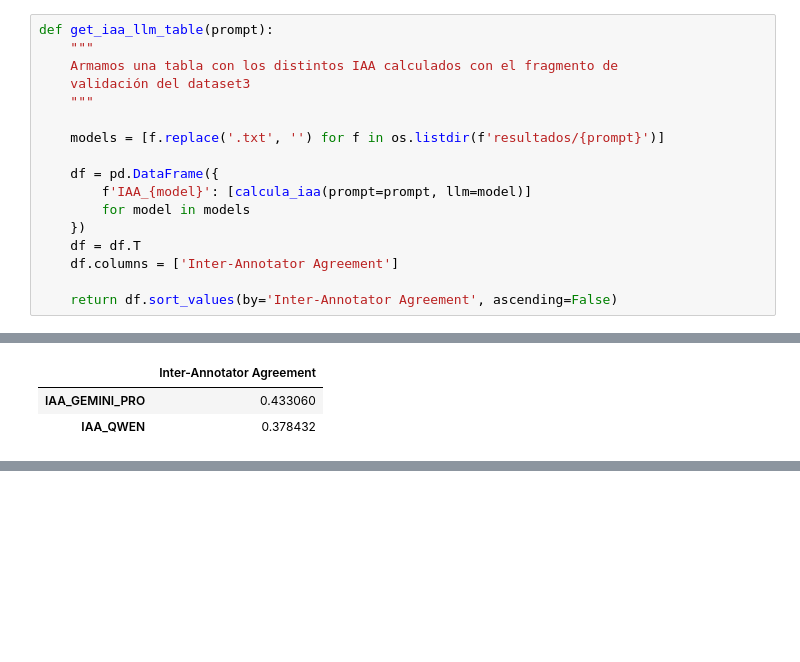
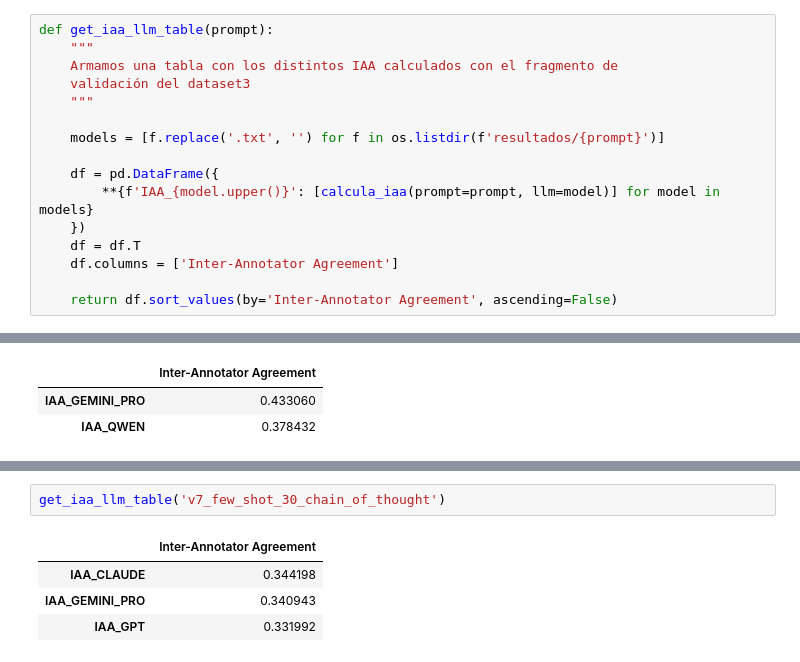
Before and after one commit to carriedoeliseo/temas_nlp_tp, a Jupyter notebook: Prompting.ipynb, the cells around one changed output, grey strips where cells are left out. Cells and saved outputs as stored; diff of their text form; blank space fills up the shorter version.

Commit message:
mas prompts :bug:

```diff
--- a/Prompting.ipynb
+++ b/Prompting.ipynb
@@ -70,8 +71,7 @@ def get_iaa_llm_table(prompt):
     models = [f.replace('.txt', '') for f in os.listdir(f'resultados/{prompt}')]
 
     df = pd.DataFrame({
-        f'IAA_{model}': [calcula_iaa(prompt=prompt, llm=model)]
-        for model in models
+        **{f'IAA_{model.upper()}': [calcula_iaa(prompt=prompt, llm=model)] for model in models}
     })
     df = df.T
     df.columns = ['Inter-Annotator Agreement']
@@ -228,0 +239,7 @@ get_iaa_llm_table('v5_few_shot_all_train_data')
+# %%
+get_iaa_llm_table('v7_few_shot_30_chain_of_thought')
+# %% [output]
+|  | Inter-Annotator Agreement |
+| IAA_CLAUDE | 0.344198 |
+| IAA_GEMINI_PRO | 0.340943 |
+| IAA_GPT | 0.331992 |
```
Also changed, not shown: parts of 8 cells of this notebook, 7 other files.
